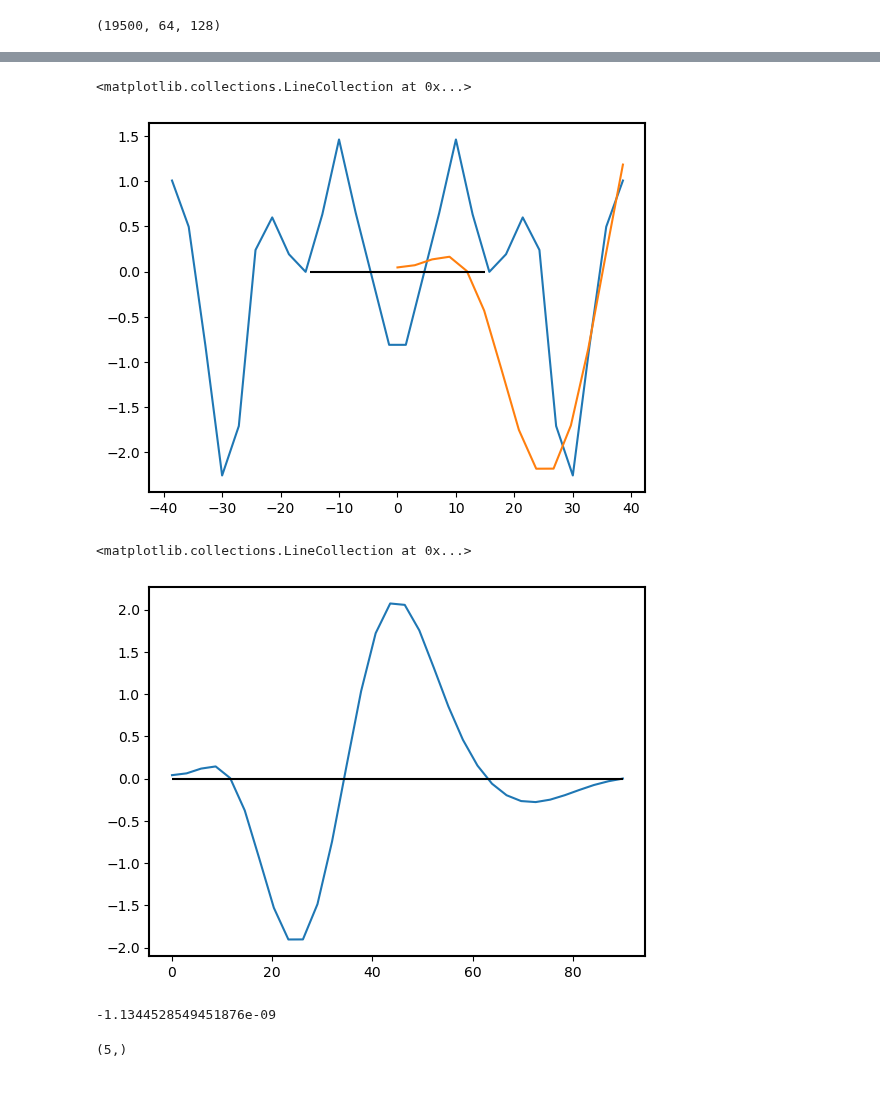
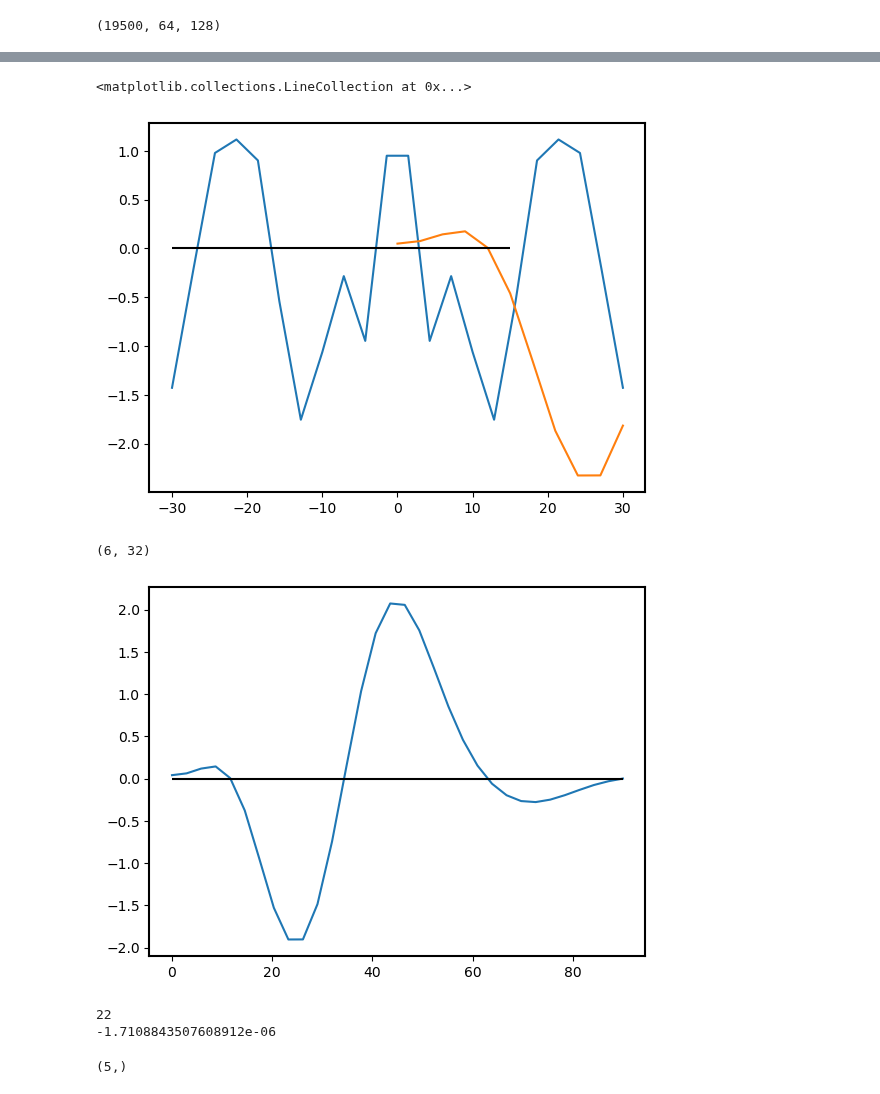
Before and after one commit to PeterChang1023/Moist_Dycore, a Jupyter notebook: IdealizeSpetral.jl/exp/HSt42/Jo_Jo_Dycore_Master_4.ipynb, the cells around one changed output, grey strips where cells are left out. Saved outputs shown, nothing was run; the diff lists cells and outputs as text; code cells hidden in the pictures.

```diff
--- a/IdealizeSpetral.jl/exp/HSt42/Jo_Jo_Dycore_Master_4.ipynb
+++ b/IdealizeSpetral.jl/exp/HSt42/Jo_Jo_Dycore_Master_4.ipynb
@@ -574,7 +574,7 @@ print(prec_daily.shape)
 (19500, 64, 128)
 # %%
 lat              = np.linspace(-90, 90, 64)
-lat_cond         = np.where((lat>=-40)&(lat<=40))[0]
+lat_cond         = np.where((lat>=-30)&(lat<=30))[0]
 # %%
 # Initialize arrays for results
 prec_tmp_filter_s = np.zeros_like(prec_daily[25:-25, lat_cond.min():32, :])
@@ -742,0 +739,34 @@ print(dmdy.shape)
+# %%
+import numpy as np
+
+# Define your inputs
+lat_size = Mzm.shape[1]  # Assuming Mzm has dimensions (time, latitude)
+radius = 6.37122e6  # Earth's radius in meters
+cy_tropic = np.cos(yd_tropic)  # Cosine of latitudes
+cy2_tropic = cy_tropic ** 2  # Square of cosine of latitudes
+
+# Latitude spacing (assumed uniform here)
+delta_y = np.diff(yd_tropic)  # Differences between adjacent latitudes (radians)
+
+# Initialize the differentiation matrix
+D = np.zeros((lat_size, lat_size))
+
+# Fill the central difference part of the matrix
+for i in range(1, lat_size - 1):
+    D[i, i - 1] = -cy2_tropic[i] / (cy2_tropic[i] * (delta_y[i - 1] + delta_y[i]))
+    D[i, i + 1] = cy2_tropic[i] / (cy2_tropic[i] * (delta_y[i - 1] + delta_y[i]))
+
+# Fill the boundary points with forward and backward difference formulas
+D[0, 0] = -1 / (delta_y[0])  # Backward difference at the first point
+D[0, 1] = 1 / (delta_y[0])   # Forward difference at the first point
+
+D[-1, -2] = -1 / (delta_y[-1])  # Backward difference at the last point
+D[-1, -1] = 1 / (delta_y[-1])   # Forward difference at the last point
+
+# Scale the differentiation matrix with the Earth's radius
+D = D / radius
+
+# Apply the differentiation matrix to Mzm
+dmdy = -Mzm @ D.T  # Transpose because differentiation is row-wise
+
+print("dmdy shape:", dmdy.shape)
@@ -743,27 +781,34 @@ print(dmdy.shape)
 # %%
+day_sel = 300
+exp_sel = 0   # PR
+
 plt.figure()
-plt.plot(y_tropic, dmdy[10]/dmdy[10].std() )
+plt.plot(y_tropic, dmdy[day_sel]/dmdy[day_sel].std() )
 # plt.plot(np.linspace(0,y_tropic[-1],5), EOF1_all[0,:5]/EOF1_all[0,:5].std())
-plt.plot(np.linspace(0,y_tropic[-1],14), EOF1_all[0,:14]/EOF1_all[0,:14].std())
+plt.plot(np.linspace(0,y_tropic[-1],int(lat_size/2)), EOF1_all[exp_sel,:int(lat_size/2)]/EOF1_all[exp_sel,:int(lat_size/2)].std())
 
-plt.hlines(y=0, xmin=-15, xmax=15, color="Black")
+plt.hlines(y=0, xmin=y_tropic[0], xmax=15, color="Black")
 # %% [output]
 <matplotlib.collections.LineCollection at 0x...>
-[figure, old version]
+[figure, new version]
 # %%
 plt.figure()
-plt.plot(np.linspace(0,90,32), EOF1_all[0]/EOF1_all[0].std() )
+plt.plot(np.linspace(0,90,32), EOF1_all[exp_sel]/EOF1_all[exp_sel].std() )
 plt.hlines(y=0, xmin=0, xmax=90, color="Black")
+
+print(EOF1_all.shape)
 # %% [output]
-<matplotlib.collections.LineCollection at 0x...>
+(6, 32)
 [figure]
 # %%
-EOF1_dry = EOF1_all[0,0:5]
+print(lat_size)
+EOF1_dry = EOF1_all[exp_sel,0:int(lat_size/2)]
 
-test = np.dot(dmdy[5,5:], EOF1_dry)
-print(test)
+contribution = np.dot(dmdy[day_sel,int(lat_size/2):], EOF1_dry)
+print(contribution)
 # %% [output]
--1.1344528549451876e-09
+22
+-1.7108843507608912e-06
 # %%
 EOF1_dry.shape
 # %% [output]
```
Also changed, not shown: parts of 9 cells of this notebook.
